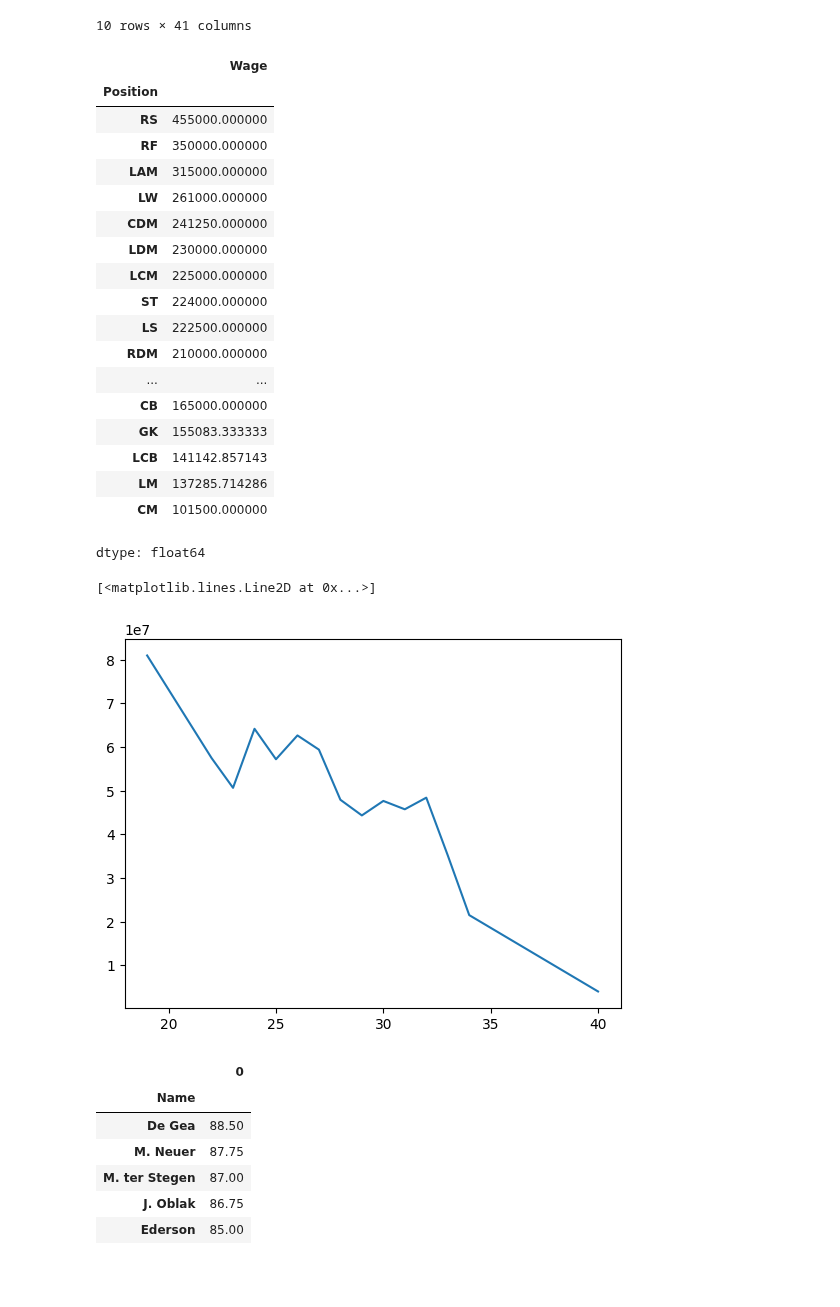
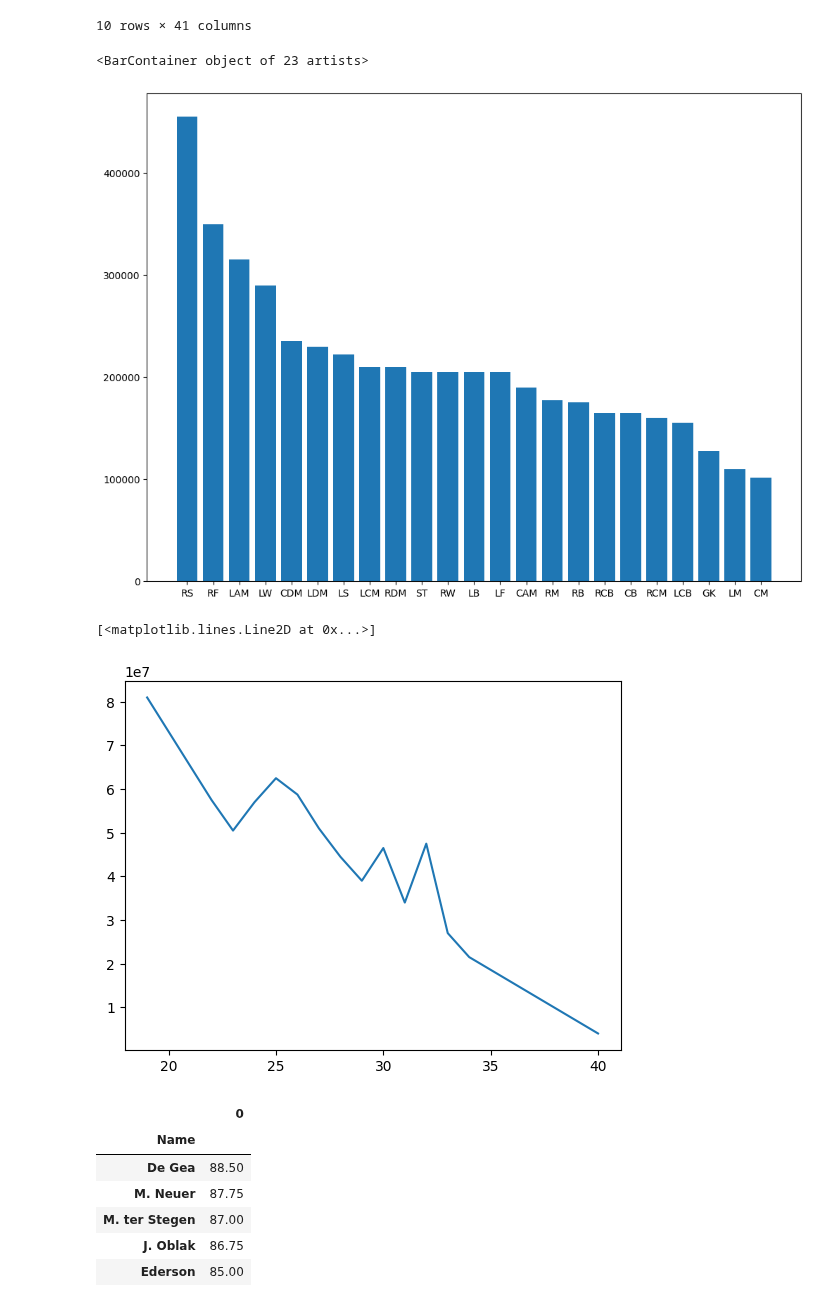
Before and after one commit to matheuspfferreira/python_data_science, a Jupyter notebook: Jogadores de Futebol - 04/notebook/nb_jogadores_futebol.ipynb, the cells around one changed output. Drawn from its saved outputs; the diff is of its cells as text; code cells hidden in the pictures; blank space fills up the shorter version.

```diff
--- a/Jogadores de Futebol - 04/notebook/nb_jogadores_futebol.ipynb
+++ b/Jogadores de Futebol - 04/notebook/nb_jogadores_futebol.ipynb
@@ -165,36 +165,20 @@ df_jogadores_mais_valiosos
 | 1 | Cristiano Ronaldo | 33 | Portugal | Juventus | 77000000 | 405000 | ST | 84 | 94 | ... |
 10 rows × 41 columns
 # %%
-# Calculando a média de salário por posição
-df_media_salarios = df_jogadores.groupby('Position')['Wage'].mean().sort_values(ascending=False)
-df_media_salarios
+# Calculando a mediana (valor intermediário) de salário por posição
+df_posicao_salarios = df_jogadores.groupby('Position')['Wage'].median().sort_values(ascending=False)
+plt.figure(figsize=(12, 9))
+plt.bar(df_posicao_salarios.index, df_posicao_salarios.values)
 # %% [output]
-|  | Wage |
-| Position |  |
-| RS | 455000.000000 |
-| RF | 350000.000000 |
-| LAM | 315000.000000 |
-| LW | 261000.000000 |
-| CDM | 241250.000000 |
-| LDM | 230000.000000 |
-| LCM | 225000.000000 |
-| ST | 224000.000000 |
-| LS | 222500.000000 |
-| RDM | 210000.000000 |
-| ... | ... |
-| CB | 165000.000000 |
-| GK | 155083.333333 |
-| LCB | 141142.857143 |
-| LM | 137285.714286 |
-| CM | 101500.000000 |
-dtype: float64
+<BarContainer object of 23 artists>
+[figure, added]
 # %%
 # Verificando o valor de um jogador com base em sua idade
-df_valor_idade = df_jogadores.groupby('Age')['Value'].mean()
+df_valor_idade = df_jogadores.groupby('Age')['Value'].median()
 plt.plot(df_valor_idade.index, df_valor_idade.values)
 # %% [output]
 [<matplotlib.lines.Line2D at 0x...>]
-[figure, old version]
+[figure, new version]
 # %%
 # Definindo os melhores goleiros (média de atributos) do dataframe
 atributos = ['GKHandling', 'GKKicking', 'GKPositioning', 'GKReflexes']
```
Also changed, not shown: parts of 1 cell of this notebook.
